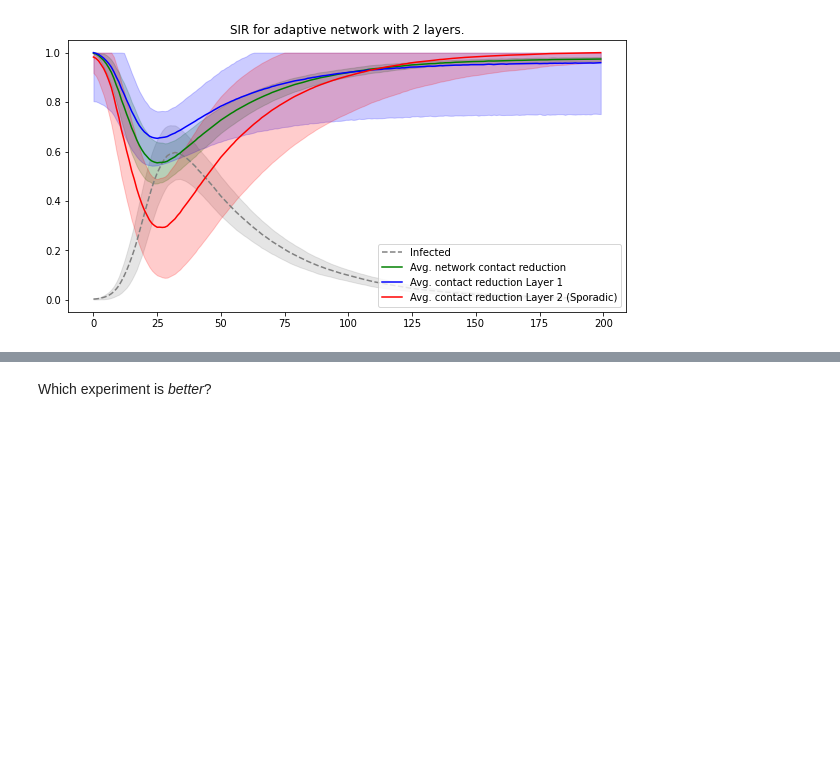
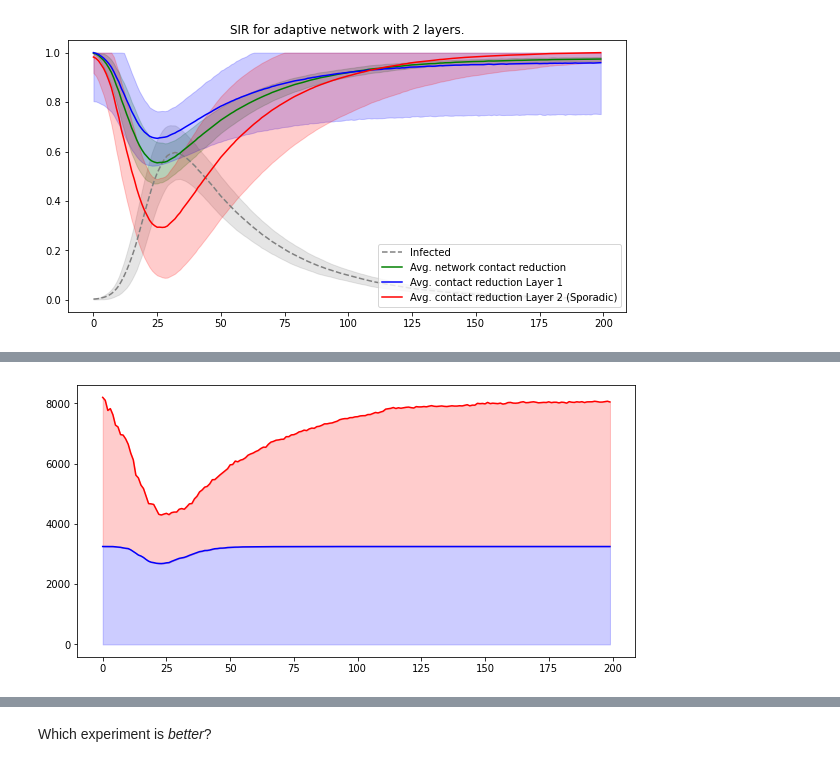
Before and after one commit to JimmyCalvoMonge/AdaptiveNetworks, a Jupyter notebook: adaptive_layer_experiment.ipynb, the cells around one changed output, grey strips where cells are left out. Drawn from its saved outputs; the diff is of its cells as text; code cells hidden in the pictures; blank space fills up the shorter version.

```diff
--- a/adaptive_layer_experiment.ipynb
+++ b/adaptive_layer_experiment.ipynb
@@ -205,0 +253,10 @@ plt.show()
+# %%
+nmax = 200
+plt.figure(figsize=(10,5))
+plt.plot(dat_['edgecount'][0:nmax], '-b')
+plt.plot(dat_['edgecount2'][0:nmax], '-r')
+plt.fill_between(range(nmax), [0]*nmax, dat_['edgecount'][0:nmax], alpha=0.2, color='b')
+plt.fill_between(range(nmax), dat_['edgecount'][0:nmax], dat_['edgecount2'][0:nmax], alpha=0.2, color='r')
+plt.show()
+# %% [output]
+[figure, added]
```
Also changed, not shown: parts of 8 cells of this notebook, 4 other files.
